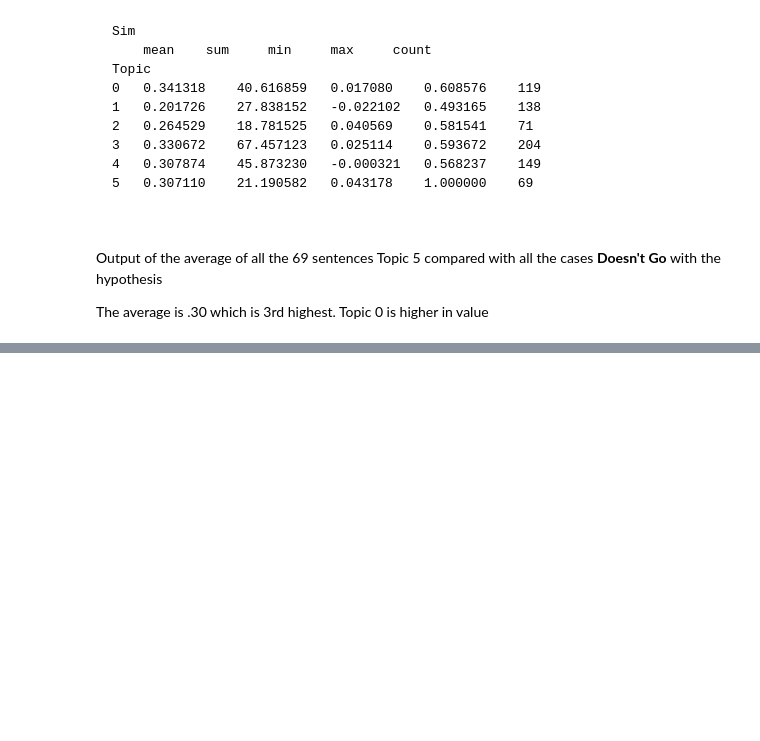
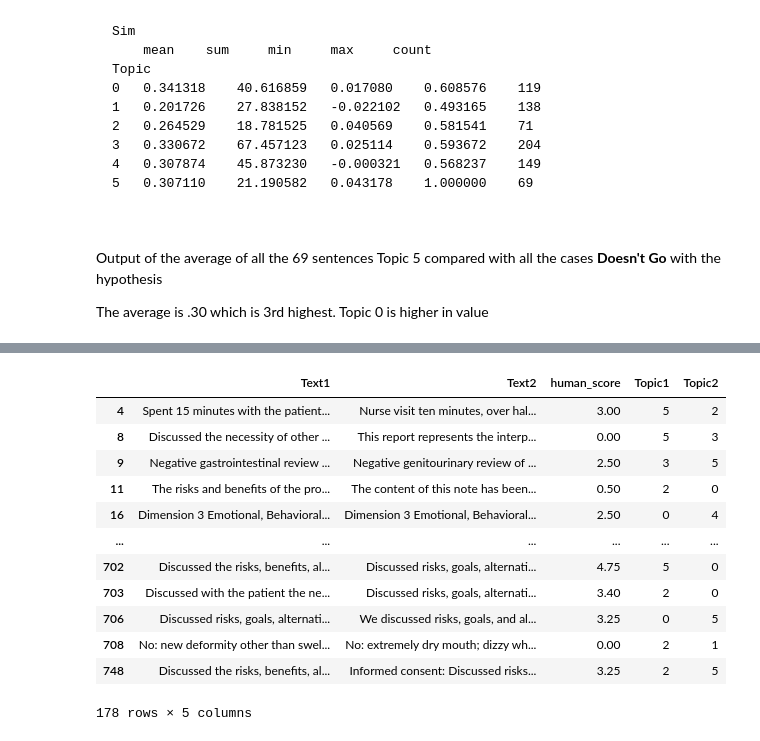
Before and after one commit to mahmuduzzaman/SimilarityNotebooks, a Jupyter notebook: ClinicalSTS topic modeling.ipynb, the cells around one changed output, grey strips where cells are left out. Cells and saved outputs as stored; diff of their text form; code cells hidden in the pictures; blank space fills up the shorter version.

```diff
--- a/ClinicalSTS topic modeling.ipynb
+++ b/ClinicalSTS topic modeling.ipynb
@@ -1020,0 +1038,16 @@ df_Topic_both
+# %%
+df_Topic_both.loc[df_Topic_both['Topic1'] != df_Topic_both['Topic2']][['Text1','Text2','human_score','Topic1','Topic2']]
+# %% [output]
+|  | Text1 | Text2 | human_score | Topic1 | Topic2 |
+| 4 | Spent 15 minutes with the patient... | Nurse visit ten minutes, over hal... | 3.00 | 5 | 2 |
+| 8 | Discussed the necessity of other ... | This report represents the interp... | 0.00 | 5 | 3 |
+| 9 | Negative gastrointestinal review ... | Negative genitourinary review of ... | 2.50 | 3 | 5 |
+| 11 | The risks and benefits of the pro... | The content of this note has been... | 0.50 | 2 | 0 |
+| 16 | Dimension 3 Emotional, Behavioral... | Dimension 3 Emotional, Behavioral... | 2.50 | 0 | 4 |
+| ... | ... | ... | ... | ... | ... |
+| 702 | Discussed the risks, benefits, al... | Discussed risks, goals, alternati... | 4.75 | 5 | 0 |
+| 703 | Discussed with the patient the ne... | Discussed risks, goals, alternati... | 3.40 | 2 | 0 |
+| 706 | Discussed risks, goals, alternati... | We discussed risks, goals, and al... | 3.25 | 0 | 5 |
+| 708 | No: new deformity other than swel... | No: extremely dry mouth; dizzy wh... | 0.00 | 2 | 1 |
+| 748 | Discussed the risks, benefits, al... | Informed consent: Discussed risks... | 3.25 | 2 | 5 |
+178 rows × 5 columns
```
Also changed, not shown: parts of 21 cells of this notebook.
